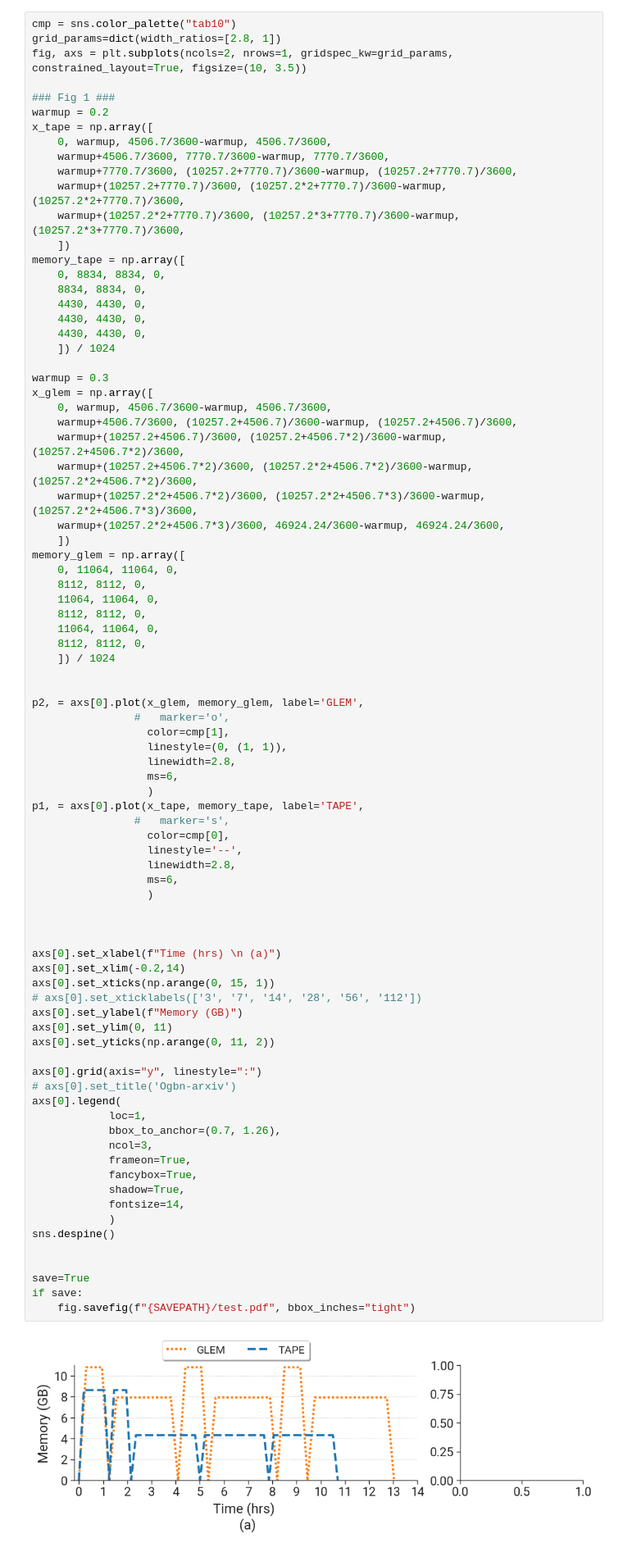
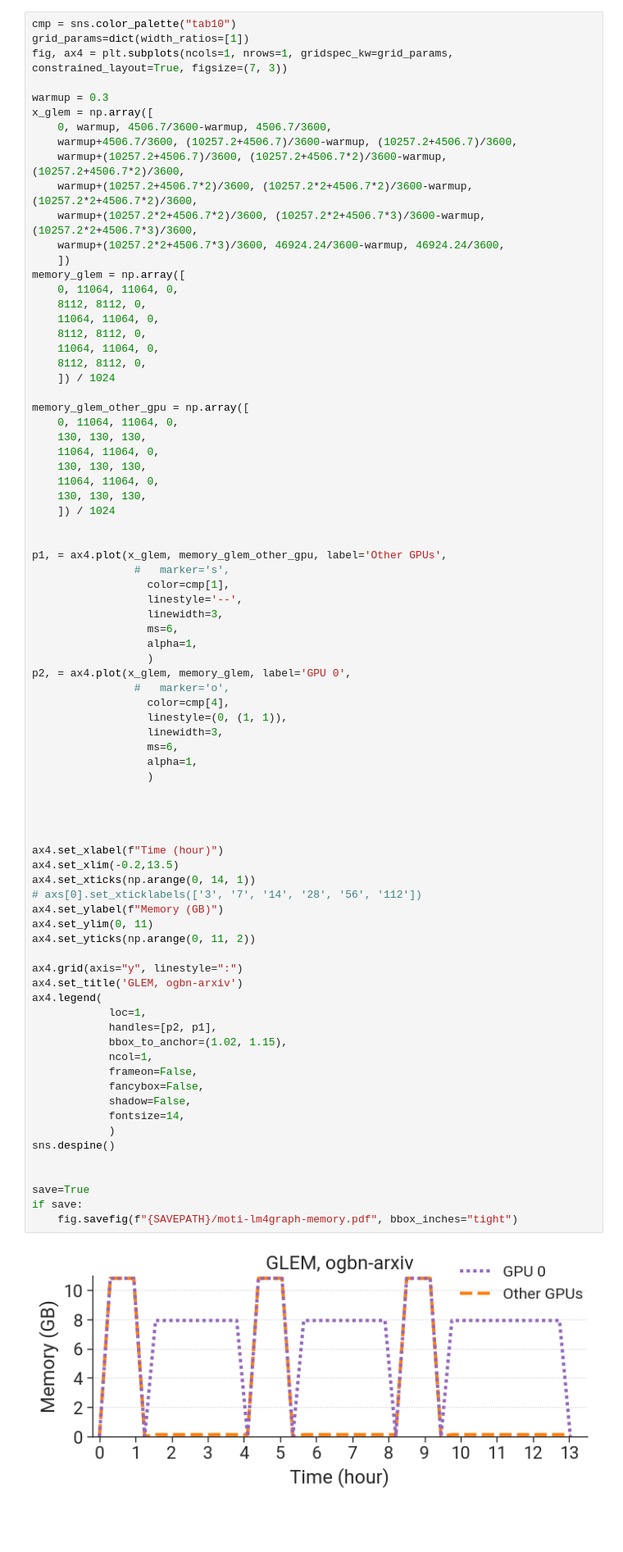
Before and after one commit to zxmeng98/TiGraph, a Jupyter notebook: plot_results.ipynb, the cells around one changed output. Shown at 82% size. Cells and saved outputs as stored; diff of their text form; blank space fills up the shorter version.

```diff
--- a/plot_results.ipynb
+++ b/plot_results.ipynb
@@ -225,25 +235,8 @@ if save:
 # Motiv: LM4Graph memory profile
 # %%
 cmp = sns.color_palette("tab10")
-grid_params=dict(width_ratios=[2.8, 1])
-fig, axs = plt.subplots(ncols=2, nrows=1, gridspec_kw=grid_params, constrained_layout=True, figsize=(10, 3.5))
-
-### Fig 1 ###
-warmup = 0.2
-x_tape = np.array([
-    0, warmup, 4506.7/3600-warmup, 4506.7/3600,
-    warmup+4506.7/3600, 7770.7/3600-warmup, 7770.7/3600,
-    warmup+7770.7/3600, (10257.2+7770.7)/3600-warmup, (10257.2+7770.7)/3600,
-    warmup+(10257.2+7770.7)/3600, (10257.2*2+7770.7)/3600-warmup, (10257.2*2+7770.7)/3600,
-    warmup+(10257.2*2+7770.7)/3600, (10257.2*3+7770.7)/3600-warmup, (10257.2*3+7770.7)/3600,
-    ])
-memory_tape = np.array([
-    0, 8834, 8834, 0,
-    8834, 8834, 0,
-    4430, 4430, 0,
-    4430, 4430, 0,
-    4430, 4430, 0,
-    ]) / 1024
+grid_params=dict(width_ratios=[1])
+fig, ax4 = plt.subplots(ncols=1, nrows=1, gridspec_kw=grid_params, constrained_layout=True, figsize=(7, 3))
 
 warmup = 0.3
 x_glem = np.array([
@@ -255,56 +248,69 @@ x_glem = np.array([
     warmup+(10257.2*2+4506.7*3)/3600, 46924.24/3600-warmup, 46924.24/3600,
     ])
 memory_glem = np.array([
     0, 11064, 11064, 0,
     8112, 8112, 0,
     11064, 11064, 0,
     8112, 8112, 0,
     11064, 11064, 0,
     8112, 8112, 0,
     ]) / 1024
 
+memory_glem_other_gpu = np.array([
+    0, 11064, 11064, 0,
+    130, 130, 130,
+    11064, 11064, 0,
+    130, 130, 130,
+    11064, 11064, 0,
+    130, 130, 130,
+    ]) / 1024
 
-p2, = axs[0].plot(x_glem, memory_glem, label='GLEM',
+
+p1, = ax4.plot(x_glem, memory_glem_other_gpu, label='Other GPUs',
+                #   marker='s',
+                  color=cmp[1],
+                  linestyle='--',
+                  linewidth=3,
+                  ms=6,
+                  alpha=1,
+                  )
+p2, = ax4.plot(x_glem, memory_glem, label='GPU 0',
                 #   marker='o',
-                  color=cmp[1],
+                  color=cmp[4],
                   linestyle=(0, (1, 1)),
-                  linewidth=2.8,
+                  linewidth=3,
                   ms=6,
-                  )
-p1, = axs[0].plot(x_tape, memory_tape, label='TAPE',
-                #   marker='s',
-                  color=cmp[0],
-                  linestyle='--',
-                  linewidth=2.8,
-                  ms=6,
+                  alpha=1,
                   )
 
 
 
-axs[0].set_xlabel(f"Time (hrs) \n (a)")
-axs[0].set_xlim(-0.2,14)
-axs[0].set_xticks(np.arange(0, 15, 1))
+
+ax4.set_xlabel(f"Time (hour)")
+ax4.set_xlim(-0.2,13.5)
+ax4.set_xticks(np.arange(0, 14, 1))
 # axs[0].set_xticklabels(['3', '7', '14', '28', '56', '112'])
-axs[0].set_ylabel(f"Memory (GB)")
-axs[0].set_ylim(0, 11)
-axs[0].set_yticks(np.arange(0, 11, 2))
+ax4.set_ylabel(f"Memory (GB)")
+ax4.set_ylim(0, 11)
+ax4.set_yticks(np.arange(0, 11, 2))
 
-axs[0].grid(axis="y", linestyle=":")
-# axs[0].set_title('Ogbn-arxiv')
-axs[0].legend(
+ax4.grid(axis="y", linestyle=":")
+ax4.set_title('GLEM, ogbn-arxiv')
+ax4.legend(
             loc=1,
-            bbox_to_anchor=(0.7, 1.26),
-            ncol=3,
-            frameon=True,
-            fancybox=True,
-            shadow=True,
+            handles=[p2, p1],
+            bbox_to_anchor=(1.02, 1.15),
+            ncol=1,
+            frameon=False,
+            fancybox=False,
+            shadow=False,
             fontsize=14,
             )
 sns.despine()
 
 
 save=True
 if save:
-    fig.savefig(f"{SAVEPATH}/test.pdf", bbox_inches="tight")
+    fig.savefig(f"{SAVEPATH}/moti-lm4graph-memory.pdf", bbox_inches="tight")
 # %% [output]
-[figure, old version]
+[figure, new version]
```
Also changed, not shown: parts of 22 cells of this notebook, 25 other files.
